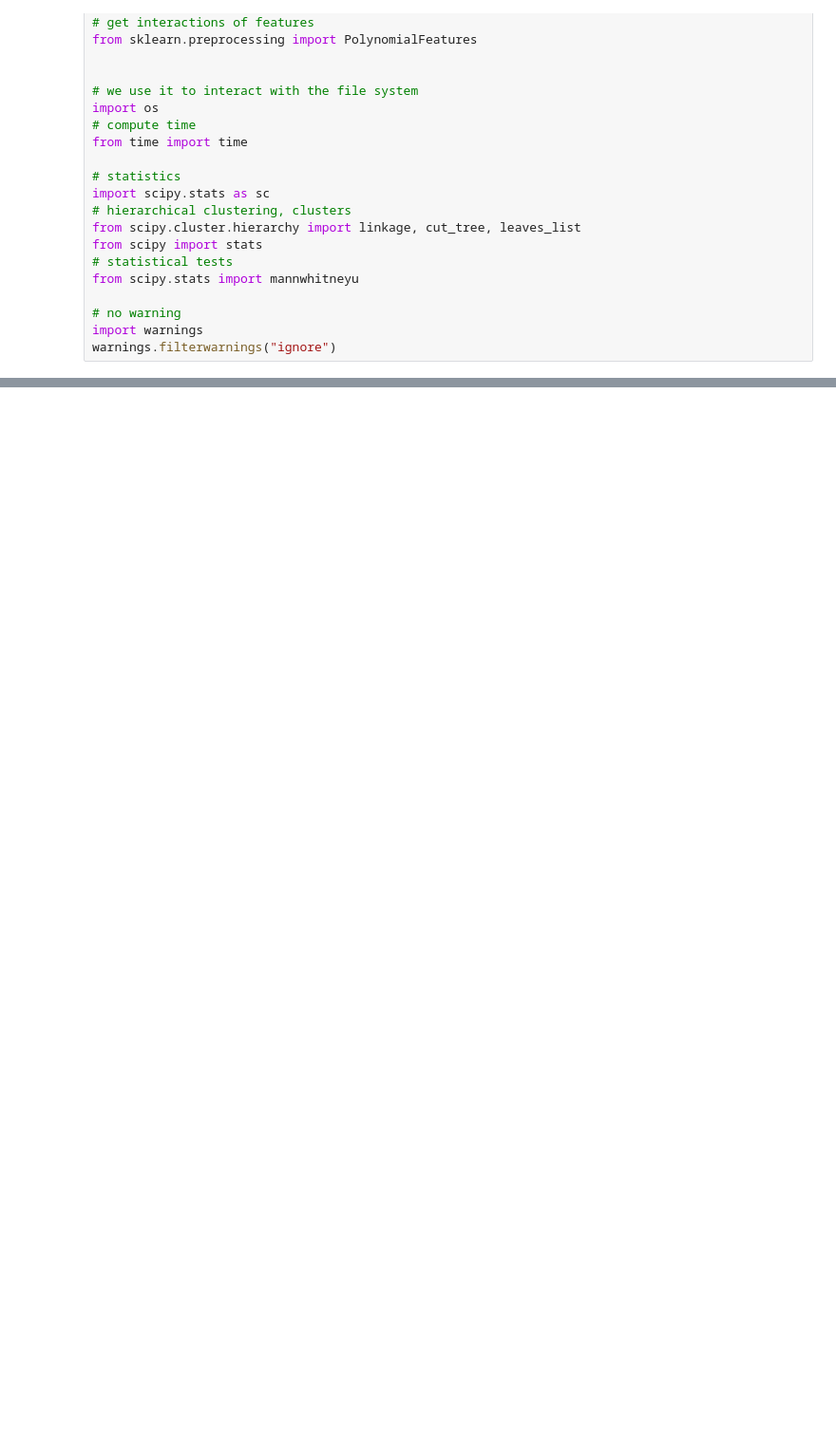
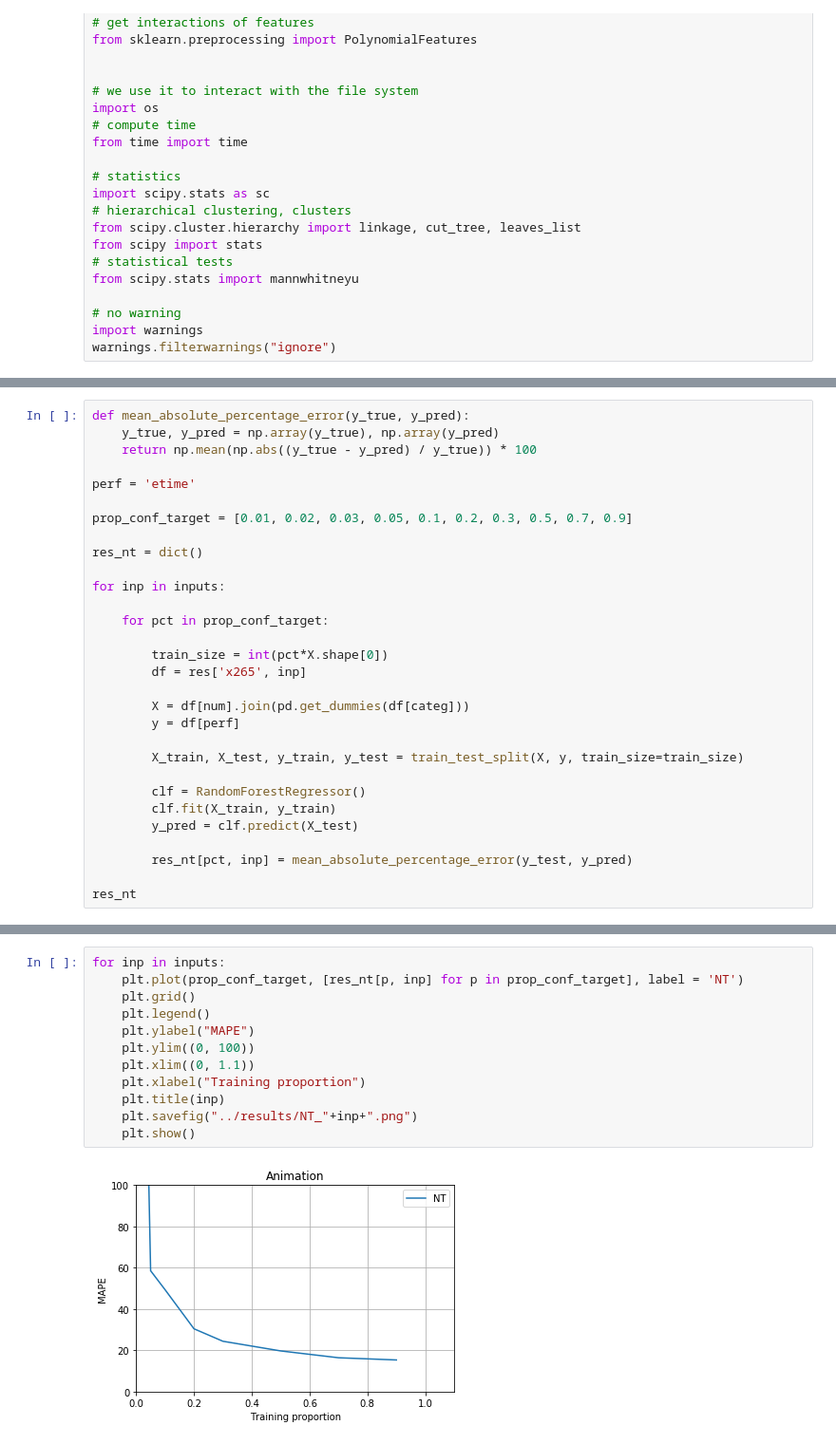
Before and after one commit to llesoil/TL_cross_soft, a Jupyter notebook: src/Main.ipynb, the cells around one changed output, grey strips where cells are left out. Shown at 95% size. Saved outputs shown, nothing was run; the diff lists cells and outputs as text; blank space fills up the shorter version.

```diff
--- a/src/Main.ipynb
+++ b/src/Main.ipynb
@@ -60,0 +157,30 @@ warnings.filterwarnings("ignore")
+# %%
+def mean_absolute_percentage_error(y_true, y_pred):
+    y_true, y_pred = np.array(y_true), np.array(y_pred)
+    return np.mean(np.abs((y_true - y_pred) / y_true)) * 100
+
+perf = 'etime'
+
+prop_conf_target = [0.01, 0.02, 0.03, 0.05, 0.1, 0.2, 0.3, 0.5, 0.7, 0.9]
+
+res_nt = dict()
+
+for inp in inputs:
+
+    for pct in prop_conf_target:
+
+        train_size = int(pct*X.shape[0])
+        df = res['x265', inp]
+
+        X = df[num].join(pd.get_dummies(df[categ]))
+        y = df[perf]
+
+        X_train, X_test, y_train, y_test = train_test_split(X, y, train_size=train_size)
+
+        clf = RandomForestRegressor()
+        clf.fit(X_train, y_train)
+        y_pred = clf.predict(X_test)
+
+        res_nt[pct, inp] = mean_absolute_percentage_error(y_test, y_pred)
+
+res_nt
@@ -60,0 +205,14 @@ warnings.filterwarnings("ignore")
+# %%
+for inp in inputs:
+    plt.plot(prop_conf_target, [res_nt[p, inp] for p in prop_conf_target], label = 'NT')
+    plt.grid()
+    plt.legend()
+    plt.ylabel("MAPE")
+    plt.ylim((0, 100))
+    plt.xlim((0, 1.1))
+    plt.xlabel("Training proportion")
+    plt.title(inp)
+    plt.savefig("../results/NT_"+inp+".png")
+    plt.show()
+# %% [output]
+[figure, added]
```
Also changed, not shown: parts of 7 cells of this notebook, 14 other files.
